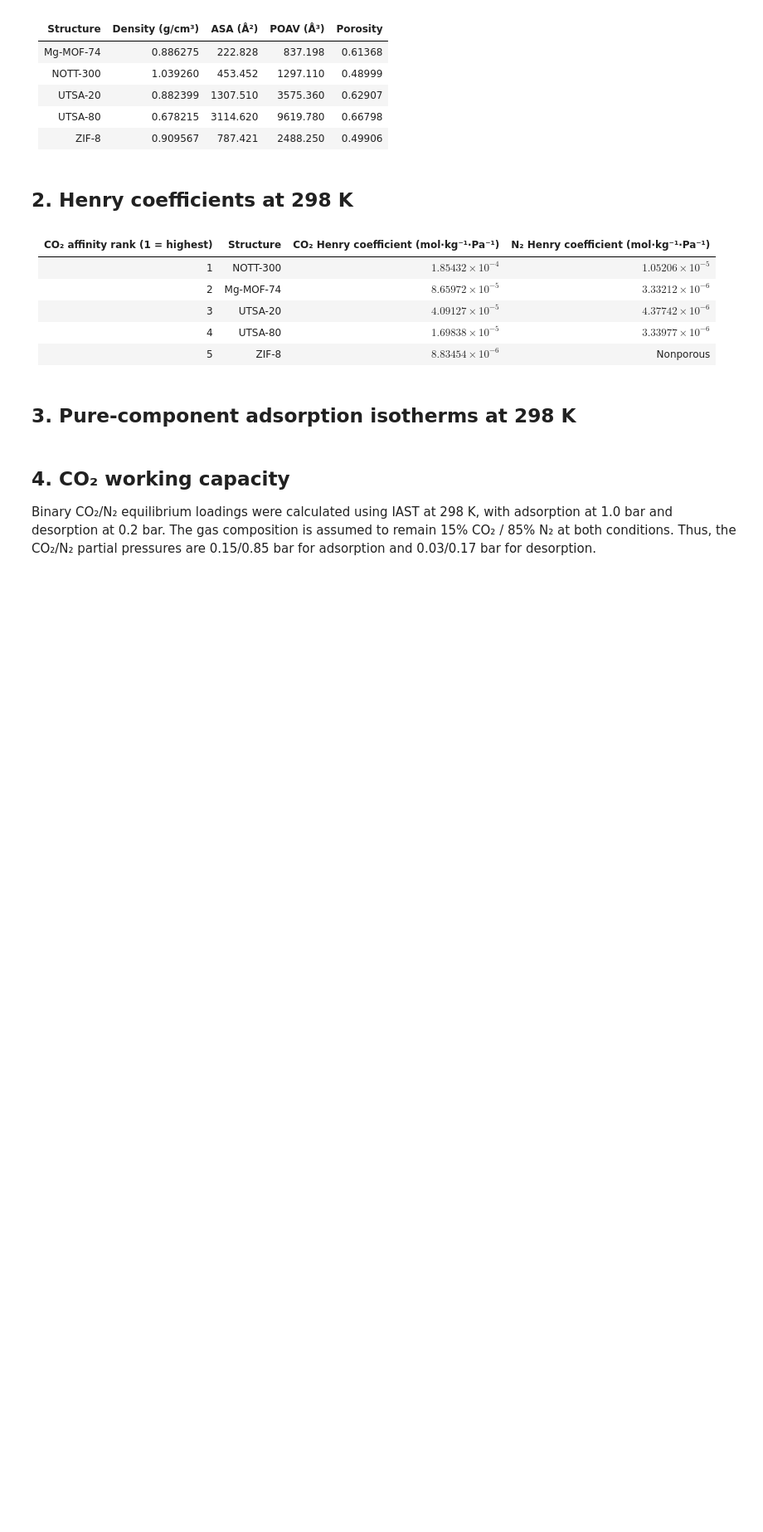
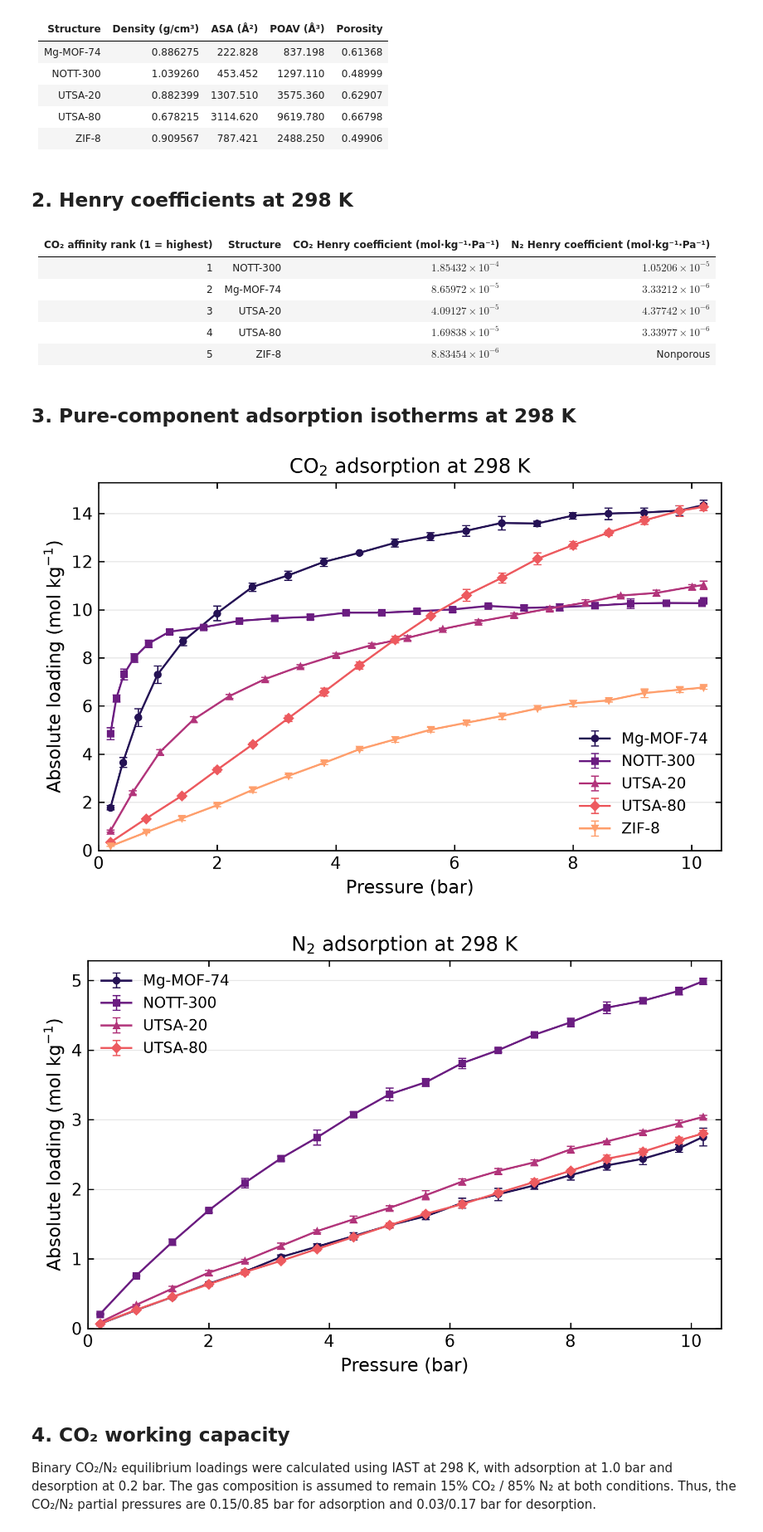
Before and after one commit to BogdanFilipchuk/CH-315-modeling-lab, a Jupyter notebook: Block_2/Project/notebook.ipynb, the cells around one changed output. Shown at 83% size. Cells and saved outputs as stored; diff of their text form; code cells hidden in the pictures; blank space fills up the shorter version.

Commit message:
fixed error messages

```diff
--- a/Block_2/Project/notebook.ipynb
+++ b/Block_2/Project/notebook.ipynb
@@ -68,16 +68,10 @@ for gas, gas_label in GASES:
             data = {row["Key"]: row["Value"] for row in csv.DictReader(file)}
 
         if "isotherm" not in data:
-            if data.get("is_porous") != "False":
-                raise ValueError(f"Unexpected missing isotherm in {filename}")
             missing.append(label)
             continue
 
-        if data["temperature_unit"] != "K" or float(data["temperature"]) != 298:
-            raise ValueError(f"Expected an isotherm at 298 K in {filename}")
         iso = ast.literal_eval(data["isotherm"])
-        if iso["pressure_unit"] != "bar" or iso["loading_absolute_unit"] != "mol/kg":
-            raise ValueError(f"Unexpected isotherm units in {filename}")
 
         ax.errorbar(
             iso["pressure"],
@@ -86,33 +80,36 @@ for gas, gas_label in GASES:
             label=label,
             color=color,
             marker=marker,
             linestyle="-",
             linewidth=1.2,
             markersize=4,
             markeredgewidth=0.7,
             capsize=2.5,
             elinewidth=0.8,
             capthick=0.8,
         )
 
     ax.set(
         title=f"{gas_label} adsorption at 298 K",
         xlabel="Pressure (bar)",
         ylabel=r"Absolute loading (mol kg$^{-1}$)",
         xlim=(0, 10.5),
         ylim=(0, None),
     )
     ax.set_xticks(range(0, 11, 2))
     ax.legend(frameon=False)
     ax.set_axisbelow(True)
     ax.grid(axis="y", color="0.9", linewidth=0.6)
     ax.tick_params(direction="in", top=True, right=True)
     fig.tight_layout()
 
     # fig.savefig(f"{gas}_isotherms.pdf", bbox_inches="tight")
     # fig.savefig(f"{gas}_isotherms.png", dpi=300, bbox_inches="tight")
 
 plt.show()
+# %% [output]
+[figure, added]
+[figure, added]
 # %% [markdown]
 ## 4. CO₂ working capacity
 
```
Also changed, not shown: parts of 4 cells of this notebook.
